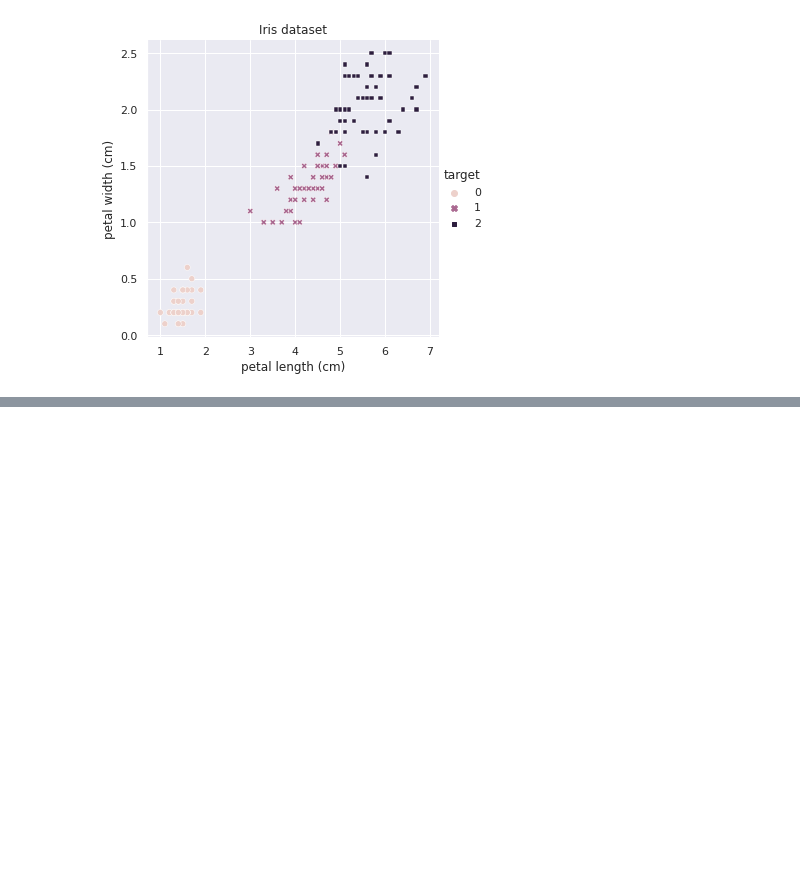
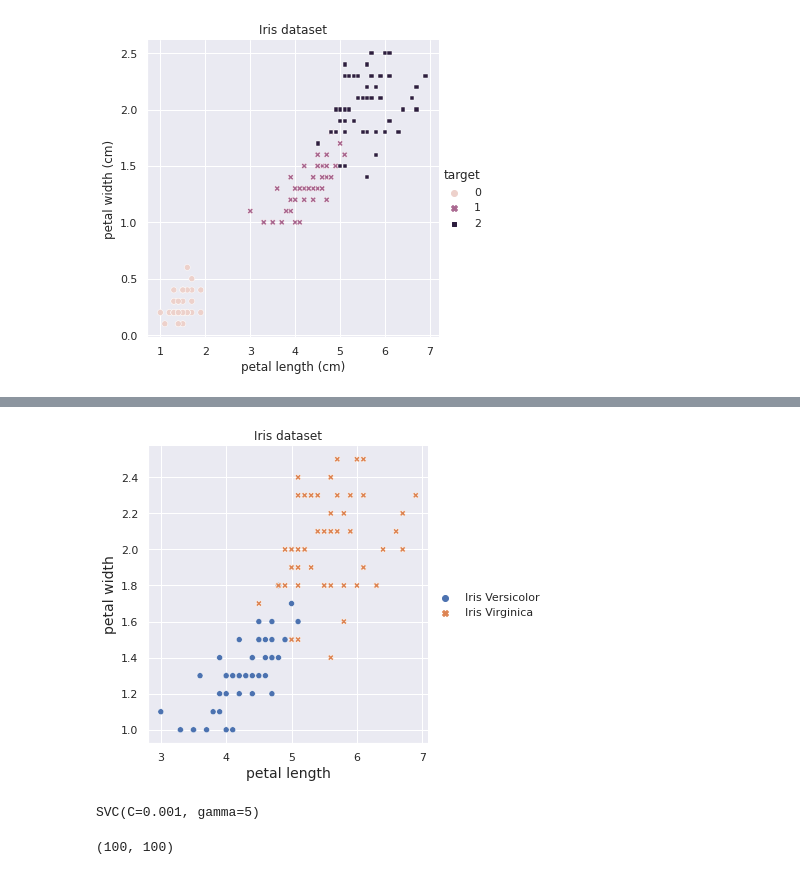
Before and after one commit to AshishKakran/learn-ML, a Jupyter notebook: SVM_classifiers.ipynb, the cells around one changed output, grey strips where cells are left out. Saved outputs shown, nothing was run; the diff lists cells and outputs as text; code cells hidden in the pictures; blank space fills up the shorter version.

```diff
--- a/SVM_classifiers.ipynb
+++ b/SVM_classifiers.ipynb
@@ -172,0 +191,17 @@ plt.show()
+# %%
+X = iris_frame.data.values[:,(2,3)] #petal length, petal width
+y = iris_frame.data.values[:, 4]
+# %%
+setosa_or_versi = (y==1) | (y == 2) #mask for making target binary instead of ternary
+X = X[setosa_or_versi]
+y = y[setosa_or_versi]
+# %%
+arr = np.where(y == 1, 'Iris Versicolor', 'Iris Virginica')
+# %%
+sns.relplot(x = X[:, 0], y = X[:, 1] , hue=arr, style=arr)
+plt.xlabel('petal length', fontsize = 14)
+plt.ylabel('petal width', fontsize = 14)
+plt.title('Iris dataset')
+plt.show()
+# %% [output]
+[figure, added]
@@ -172,0 +213,4 @@ plt.show()
+# %%
+svm_clf.fit(X_scaled,y)
+# %% [output]
+SVC(C=0.001, gamma=5)
@@ -172,0 +223,4 @@ plt.show()
+# %%
+x0.shape
+# %% [output]
+(100, 100)
```
Also changed, not shown: parts of 23 cells of this notebook, 1 other file.
